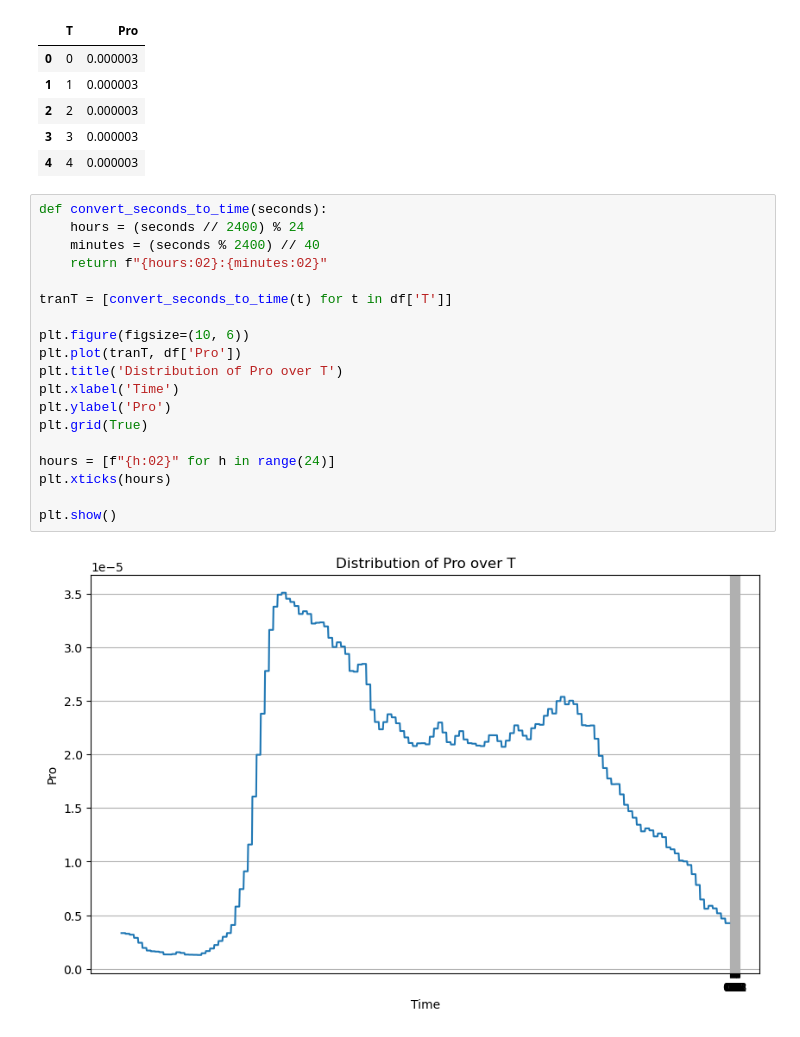
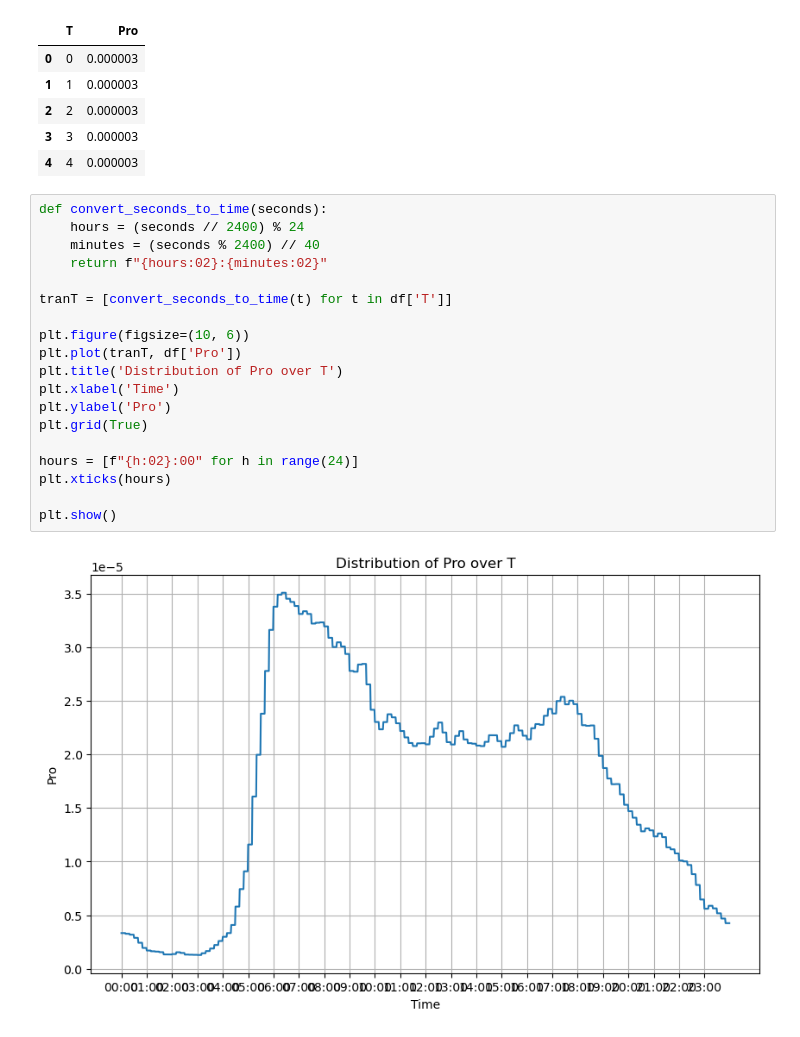
Before and after one commit to DoubleZhs/trafficCAlearning, a Jupyter notebook: resources/demandDis.ipynb, the cells around one changed output. Saved outputs shown, nothing was run; the diff lists cells and outputs as text.

```diff
--- a/resources/demandDis.ipynb
+++ b/resources/demandDis.ipynb
@@ -20,21 +20,21 @@ df.head()
 # %%
 def convert_seconds_to_time(seconds):
     hours = (seconds // 2400) % 24
     minutes = (seconds % 2400) // 40
     return f"{hours:02}:{minutes:02}"
 
 tranT = [convert_seconds_to_time(t) for t in df['T']]
 
 plt.figure(figsize=(10, 6))
 plt.plot(tranT, df['Pro'])
 plt.title('Distribution of Pro over T')
 plt.xlabel('Time')
 plt.ylabel('Pro')
 plt.grid(True)
 
-hours = [f"{h:02}" for h in range(24)]
+hours = [f"{h:02}:00" for h in range(24)]
 plt.xticks(hours)
 
 plt.show()
 # %% [output]
-[figure, old version]
+[figure, new version]
```
Also changed, not shown: 11 other files.
